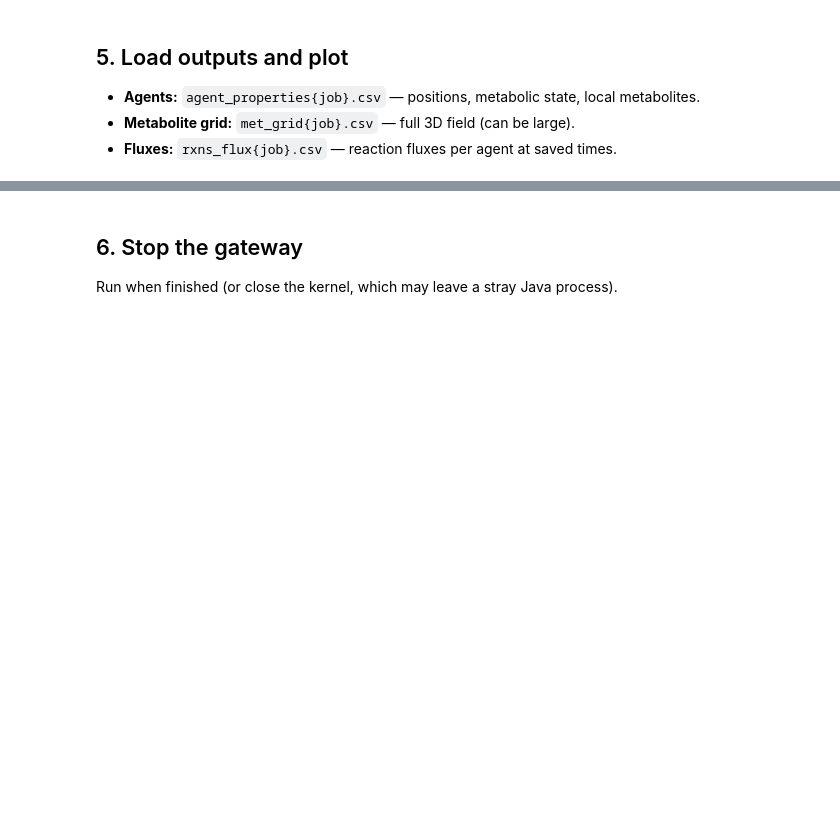
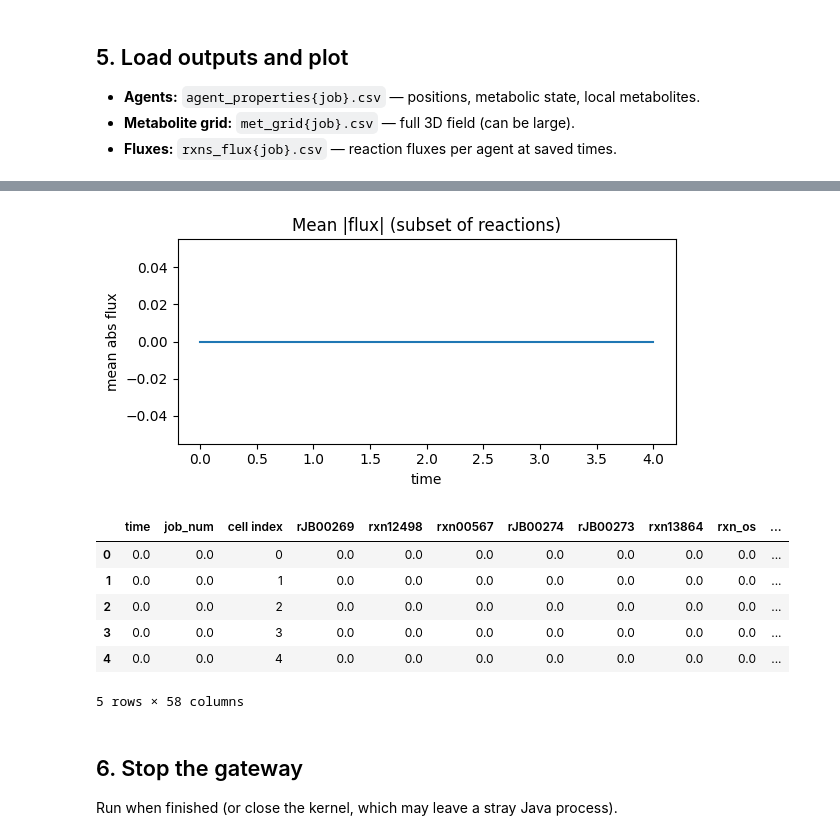
Before and after one commit to zrobers/mimics_proteomics, a Jupyter notebook: notebooks/MiMICS_PA_demo.ipynb, the cells around one changed output, grey strips where cells are left out. Cells and saved outputs as stored; diff of their text form; code cells hidden in the pictures; blank space fills up the shorter version.

```diff
--- a/notebooks/MiMICS_PA_demo.ipynb
+++ b/notebooks/MiMICS_PA_demo.ipynb
@@ -224,17 +248,26 @@ plt.show()
 # %%
-flux = pd.read_csv(flux_path)
+flux = pd.read_csv(flux_path, index_col=False)
 flux = flux.loc[:, ~flux.columns.str.contains("^Unnamed")]
 # Sum absolute flux as a simple activity scalar (first few reaction columns only)
 rxn_cols = [c for c in flux.columns if c not in ("time", "job_num", "cell index")][:8]
 if rxn_cols:
     flux["abs_sum"] = flux[rxn_cols].abs().sum(axis=1)
     ts = flux.groupby("time")["abs_sum"].mean()
     ts.plot(title="Mean |flux| (subset of reactions)", figsize=(6, 3))
     plt.ylabel("mean abs flux")
     plt.tight_layout()
     plt.show()
 
 flux.head()
+# %% [output]
+[figure, added]
+|  | time | job_num | cell index | rJB00269 | rxn12498 | rxn00567 | rJB00274 | rJB00273 | rxn13864 | rxn_os | ... |
+| 0 | 0.0 | 0.0 | 0 | 0.0 | 0.0 | 0.0 | 0.0 | 0.0 | 0.0 | 0.0 | ... |
+| 1 | 0.0 | 0.0 | 1 | 0.0 | 0.0 | 0.0 | 0.0 | 0.0 | 0.0 | 0.0 | ... |
+| 2 | 0.0 | 0.0 | 2 | 0.0 | 0.0 | 0.0 | 0.0 | 0.0 | 0.0 | 0.0 | ... |
+| 3 | 0.0 | 0.0 | 3 | 0.0 | 0.0 | 0.0 | 0.0 | 0.0 | 0.0 | 0.0 | ... |
+| 4 | 0.0 | 0.0 | 4 | 0.0 | 0.0 | 0.0 | 0.0 | 0.0 | 0.0 | 0.0 | ... |
+5 rows × 58 columns
 # %% [markdown]
 ## 6. Stop the gateway
 
```
Also changed, not shown: parts of 11 cells of this notebook, 49 other files.
